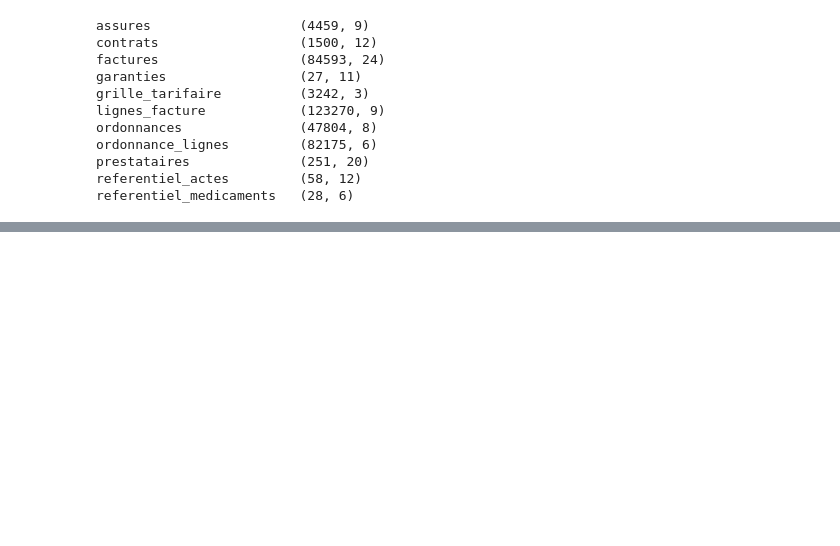
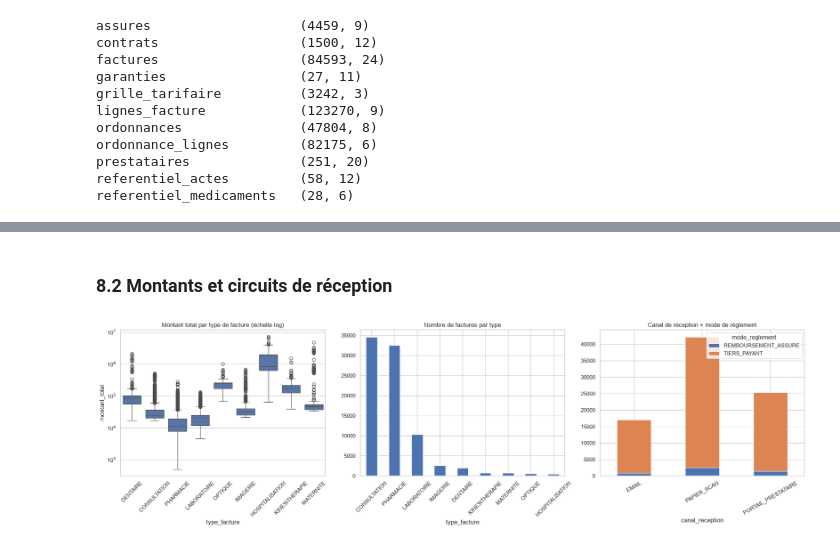
Before and after one commit to FanasinaBinah/predicare-tpa, a Jupyter notebook: notebooks/exploration.ipynb, the cells around one changed output, grey strips where cells are left out. Cells and saved outputs as stored; diff of their text form; code cells hidden in the pictures; blank space fills up the shorter version.

```diff
--- a/notebooks/exploration.ipynb
+++ b/notebooks/exploration.ipynb
@@ -135,0 +399,28 @@ contrats            .formule              -> 0 orphelin(s)
+# %%
+# --- DOUBLON : même numéro de facture, ou même (assuré, prestataire, montant, date) ---
+fact_full["nb_meme_numero"] = fact_full.groupby("numero_facture")["facture_id"].transform("size")
+
+cle_doublon = ["assure_id", "prestataire_id", "montant_total", "date_soin"]
+fact_full["nb_meme_cle"] = fact_full.groupby(cle_doublon)["facture_id"].transform("size")
+
+# Seule la répétition (pas l'original) est marquée
+rang = fact_full.groupby(cle_doublon)["facture_id"].rank(method="first")
+fact_full["est_repetition"] = rang > 1
+
+# --- FRACTIONNEMENT : plusieurs factures le même jour, même prestataire, même assuré ---
+fact_full["nb_meme_jour"] = (fact_full.groupby(["assure_id", "prestataire_id", "date_soin"])
+                             ["facture_id"].transform("size"))
+
+# --- SURCONSOMMATION : une ordonnance utilisée plusieurs fois ou dans plusieurs pharmacies ---
+avec_ord = fact_full.dropna(subset=["ordonnance_id"])
+fact_full["nb_fact_ord"] = fact_full.ordonnance_id.map(avec_ord.groupby("ordonnance_id").size())
+fact_full["nb_presta_ord"] = fact_full.ordonnance_id.map(
+    avec_ord.groupby("ordonnance_id")["prestataire_id"].nunique())
+fact_full[["nb_fact_ord", "nb_presta_ord"]] = fact_full[["nb_fact_ord", "nb_presta_ord"]].fillna(0).astype(int)
+
+print("Lignes :", len(fact_full), "| Colonnes :", fact_full.shape[1])
+print("Même numéro de facture   :", (fact_full.nb_meme_numero > 1).sum())
+print("Même clé (doublon)       :", (fact_full.nb_meme_cle > 1).sum(), "| répétitions :", fact_full.est_repetition.sum())
+print("Même jour/presta/assuré  :", (fact_full.nb_meme_jour > 1).sum())
+print("Ordonnance multi-factures:", (fact_full.nb_fact_ord > 1).sum())
+print("Ordonnance multi-prestataires :", (fact_full.nb_presta_ord > 1).sum())
@@ -135,0 +569,21 @@ contrats            .formule              -> 0 orphelin(s)
+# %% [markdown]
+### 8.2 Montants et circuits de réception
+# %%
+fig, axes = plt.subplots(1, 3, figsize=(20, 6))
+
+sns.boxplot(data=fact_full, x="type_facture", y="montant_total", ax=axes[0])
+axes[0].set_yscale("log")
+axes[0].set_title("Montant total par type de facture (échelle log)")
+axes[0].tick_params(axis="x", rotation=45)
+
+fact_full.type_facture.value_counts().plot.bar(ax=axes[1])
+axes[1].set_title("Nombre de factures par type")
+axes[1].tick_params(axis="x", rotation=45)
+
+pd.crosstab(fact_full.canal_reception, fact_full.mode_reglement).plot.bar(ax=axes[2], stacked=True)
+axes[2].set_title("Canal de réception × mode de règlement")
+axes[2].tick_params(axis="x", rotation=30)
+
+sauver("montants_et_circuits")
+# %% [output]
+[figure, added]
```
Also changed, not shown: parts of 48 cells of this notebook, 37 other files.
